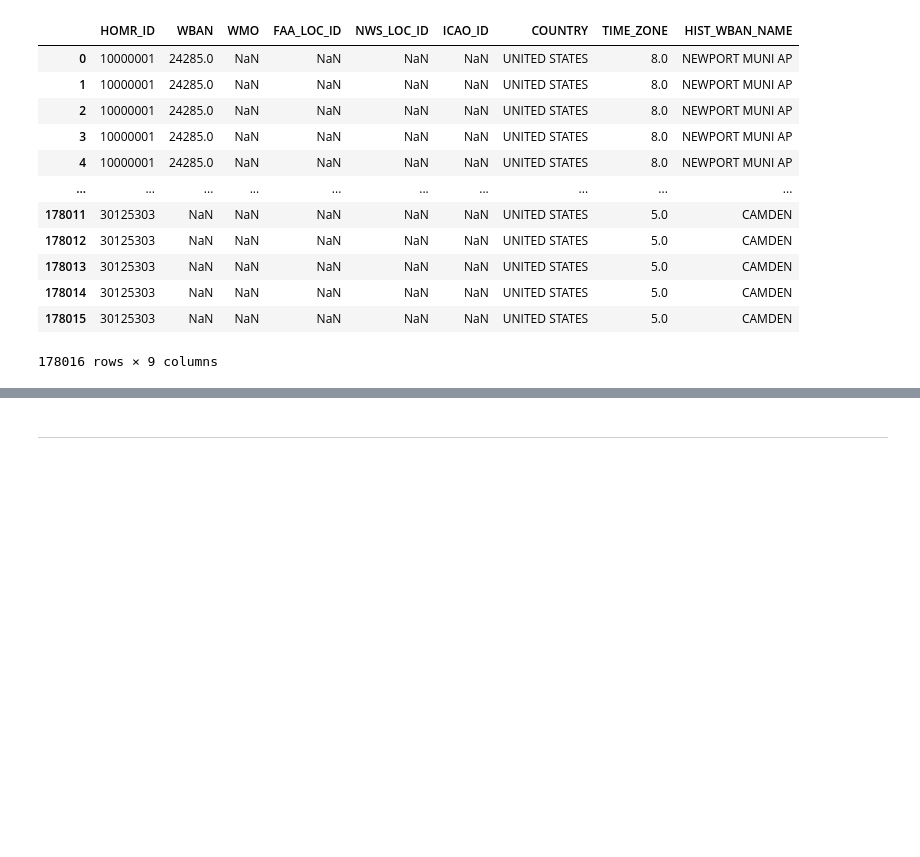
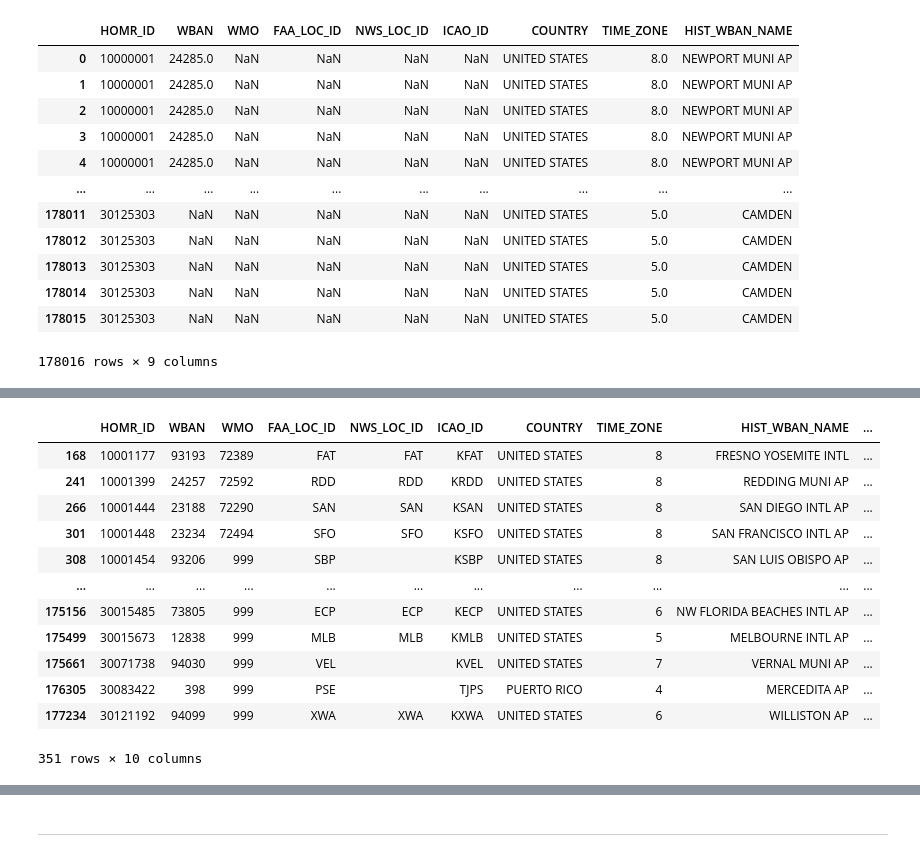
Before and after one commit to malonsol/TFM_KSchool, a Jupyter notebook: EDA/DELAY/WBAN_IATA.ipynb, the cells around one changed output, grey strips where cells are left out. Cells and saved outputs as stored; diff of their text form; code cells hidden in the pictures; blank space fills up the shorter version.

```diff
--- a/EDA/DELAY/WBAN_IATA.ipynb
+++ b/EDA/DELAY/WBAN_IATA.ipynb
@@ -285,3 +251,21 @@ WBAN
+# %%
+pd.set_option('display.max_rows', 10)
+WBAN_OTP = WBAN[WBAN['FAA_LOC_ID'].isin(OTP_IATAs)]
+WBAN_OTP
+# %% [output]
+|  | HOMR_ID | WBAN | WMO | FAA_LOC_ID | NWS_LOC_ID | ICAO_ID | COUNTRY | TIME_ZONE | HIST_WBAN_NAME | ... |
+| 168 | 10001177 | 93193 | 72389 | FAT | FAT | KFAT | UNITED STATES | 8 | FRESNO YOSEMITE INTL | ... |
+| 241 | 10001399 | 24257 | 72592 | RDD | RDD | KRDD | UNITED STATES | 8 | REDDING MUNI AP | ... |
+| 266 | 10001444 | 23188 | 72290 | SAN | SAN | KSAN | UNITED STATES | 8 | SAN DIEGO INTL AP | ... |
+| 301 | 10001448 | 23234 | 72494 | SFO | SFO | KSFO | UNITED STATES | 8 | SAN FRANCISCO INTL AP | ... |
+| 308 | 10001454 | 93206 | 999 | SBP |  | KSBP | UNITED STATES | 8 | SAN LUIS OBISPO AP | ... |
+| ... | ... | ... | ... | ... | ... | ... | ... | ... | ... | ... |
+| 175156 | 30015485 | 73805 | 999 | ECP | ECP | KECP | UNITED STATES | 6 | NW FLORIDA BEACHES INTL AP | ... |
+| 175499 | 30015673 | 12838 | 999 | MLB | MLB | KMLB | UNITED STATES | 5 | MELBOURNE INTL AP | ... |
+| 175661 | 30071738 | 94030 | 999 | VEL |  | KVEL | UNITED STATES | 7 | VERNAL MUNI AP | ... |
+| 176305 | 30083422 | 398 | 999 | PSE |  | TJPS | PUERTO RICO | 4 | MERCEDITA AP | ... |
+| 177234 | 30121192 | 94099 | 999 | XWA | XWA | KXWA | UNITED STATES | 6 | WILLISTON AP | ... |
+351 rows × 10 columns
 # %%
 WBAN.info()
 # %% [output]
```
Also changed, not shown: parts of 36 cells of this notebook.
